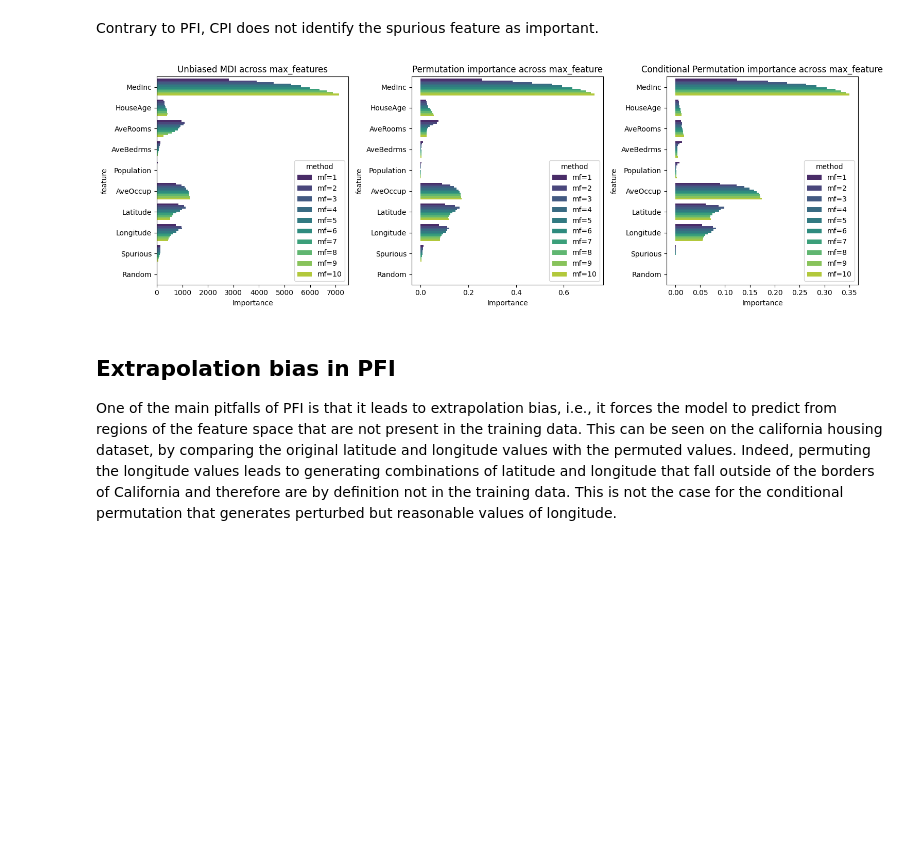
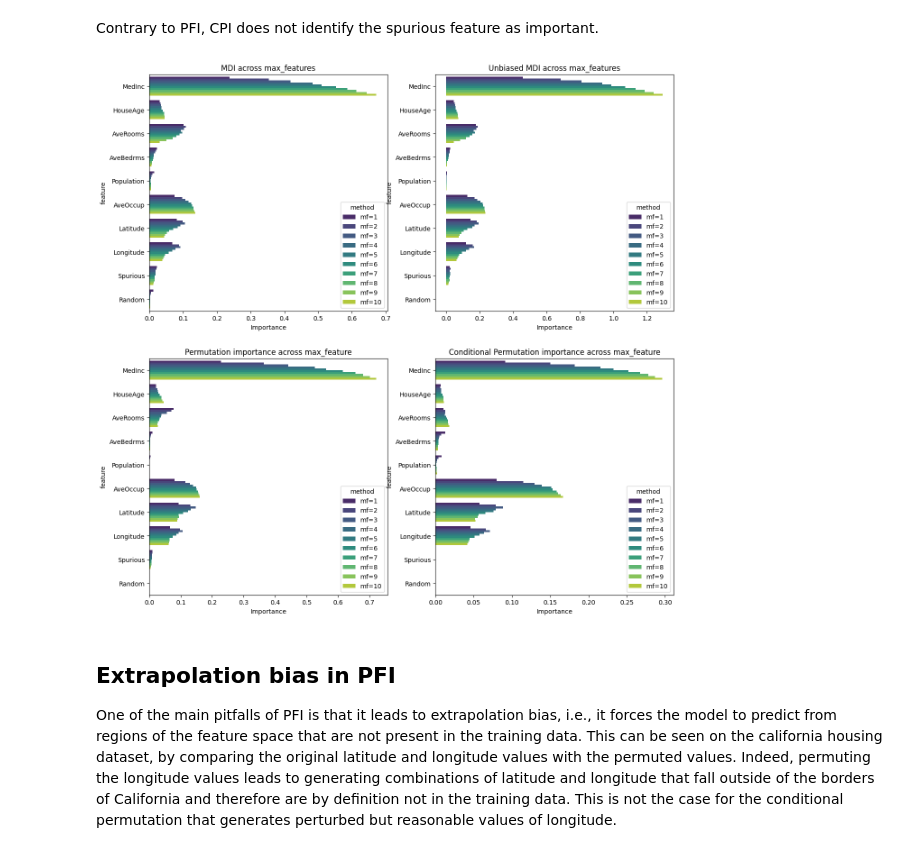
Before and after one commit to GaetandeCast/Internship, a Jupyter notebook: conditional_dependency/plot_pitfalls_permutation_importance.ipynb, the cells around one changed output. Drawn from its saved outputs; the diff is of its cells as text; code cells hidden in the pictures; blank space fills up the shorter version.

Commit message:
add mdi to pitfall permutation importance when inverstigating large ufi values

```diff
--- a/conditional_dependency/plot_pitfalls_permutation_importance.ipynb
+++ b/conditional_dependency/plot_pitfalls_permutation_importance.ipynb
@@ -30,6 +30,7 @@ from hidimstat.conditional_sampling import ConditionalSampler
 
 random_seed = 0
 rng = np.random.RandomState(random_seed)
+n_folds = 2
 # %% [markdown]
 ## Load the California housing dataset and add a spurious feature
 The California housing dataset is a regression dataset with 8 features. We add a
@@ -251,15 +252,17 @@ plt.show()
 Contrary to PFI, CPI does not identify the spurious feature as important.
 # %%
 # Store all results
+mdi_data = []
 umdi_data = []
 pfi_data = []
 cpi_data = []
 pval_data = []
 
-n_folds, n_features = 5, len(feature_names)
+n_features = len(feature_names)
 
 # Loop over all max_features from 1 to 10
 for mf in range(1, n_features + 1):
+    all_fold_mdi = []
     all_fold_umdi = []
     all_fold_pfi = []
     all_fold_cpi = []
@@ -274,7 +277,7 @@ for mf in range(1, n_features + 1):
         model.fit(X_train, y_train)
         # Compute unbiased MDI
         all_fold_umdi.append(model._unnormalized_ufi_feature_importances)
-
+        all_fold_mdi.append(model._unnormalized_feature_importances)
         # Compute PFI
         pfi = PFI(
             model,
@@ -296,11 +299,22 @@ for mf in range(1, n_features + 1):
         all_fold_cpi.append(cpi.importance(X_test, y_test)["importance"])
 
     # Stack fold-level importances
+    all_fold_mdi = np.stack(all_fold_mdi)
     all_fold_umdi = np.stack(all_fold_umdi)
     all_fold_pfi = np.stack(all_fold_pfi)
     all_fold_cpi = np.stack(all_fold_cpi)
 
     # Store importance data in long format
+    mdi_data.append(
+        pd.DataFrame(
+            {
+                "mdi": all_fold_mdi.ravel(),
+                "method": [f"mf={mf}"] * (n_folds * n_features),
+                "feature": np.tile(feature_names, n_folds),
+                "fold": np.repeat(np.arange(n_folds), n_features),
+            }
+        )
+    )
     umdi_data.append(
         pd.DataFrame(
             {
@@ -351,48 +365,64 @@ for mf in range(1, n_features + 1):
 # df_pval_gini = pd.concat(pval_data, ignore_index=True)
 
 # Combine data
+df_val_mdi = pd.concat(mdi_data, ignore_index=True)
 df_val_umdi = pd.concat(umdi_data, ignore_index=True)
 df_val_pfi = pd.concat(pfi_data, ignore_index=True)
 df_val_cpi = pd.concat(cpi_data, ignore_index=True)
 # %%
-fig, ax = plt.subplots(nrows=1, ncols=3, figsize=(15, 5))
+fig, ax = plt.subplots(nrows=2, ncols=2, figsize=(15, 15))
+sns.barplot(
+    data=df_val_mdi,
+    x="mdi",
+    y="feature",
+    hue="method",
+    errorbar=None,
+    palette="viridis",
+    ax=ax[0,0],
+)
+ax[0,0].set_title("MDI across max_features")
+ax[0,0].set_xlabel("Importance")
+
 sns.barplot(
     data=df_val_umdi,
     x="umdi",
     y="feature",
     hue="method",
     errorbar=None,
     palette="viridis",
-    ax=ax[0],
+    ax=ax[0,1],
 )
-ax[0].set_title("Unbiased MDI across max_features")
-ax[0].set_xlabel("Importance")
+ax[0,1].set_title("Unbiased MDI across max_features")
+ax[0,1].set_xlabel("Importance")
+
 sns.barplot(
     data=df_val_pfi,
     x="pfi",
     y="feature",
     hue="method",
     errorbar=None,
     palette="viridis",
-    ax=ax[1],
+    ax=ax[1,0],
 )
-ax[1].set_title("Permutation importance across max_feature")
-ax[1].set_xlabel("Importance")
+ax[1,0].set_title("Permutation importance across max_feature")
+ax[1,0].set_xlabel("Importance")
+
 sns.barplot(
     data=df_val_cpi,
     x="cpi",
     y="feature",
     hue="method",
     errorbar=None,
     palette="viridis",
-    ax=ax[2],
+    ax=ax[1,1],
 )
-ax[2].set_title("Conditional Permutation importance across max_feature")
-ax[2].set_xlabel("Importance")
-plt.tight_layout()
+ax[1,1].set_title("Conditional Permutation importance across max_feature")
+ax[1,1].set_xlabel("Importance")
+
+# plt.tight_layout()
 plt.show()
 # %% [output]
-[figure, old version]
+[figure, new version]
 # %%
 fig, ax = plt.subplots(nrows=1, ncols=2, figsize=(10, 6))
 sns.barplot(
```
Also changed, not shown: parts of 1 cell of this notebook.
